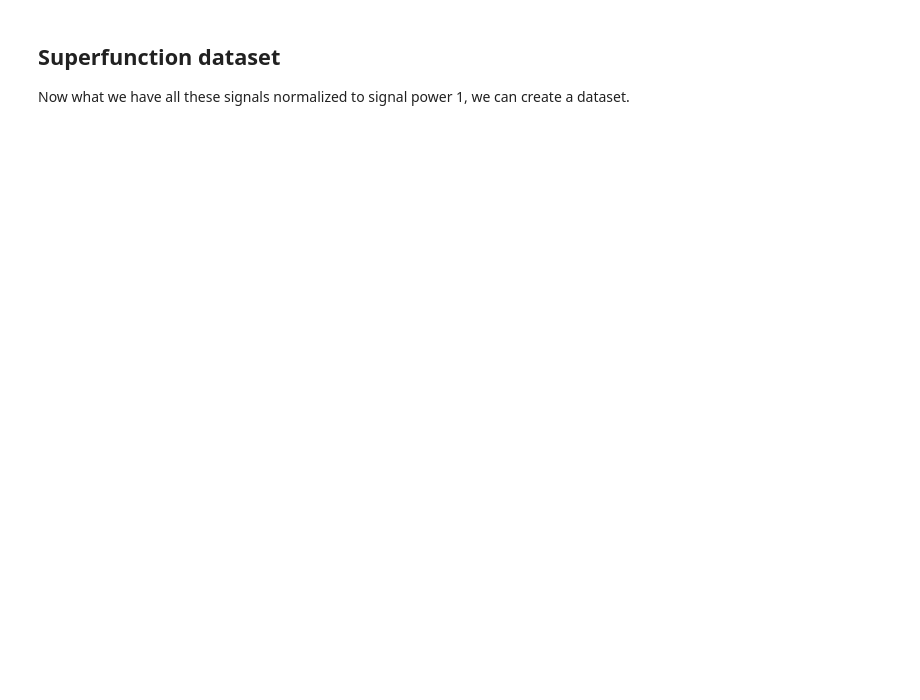
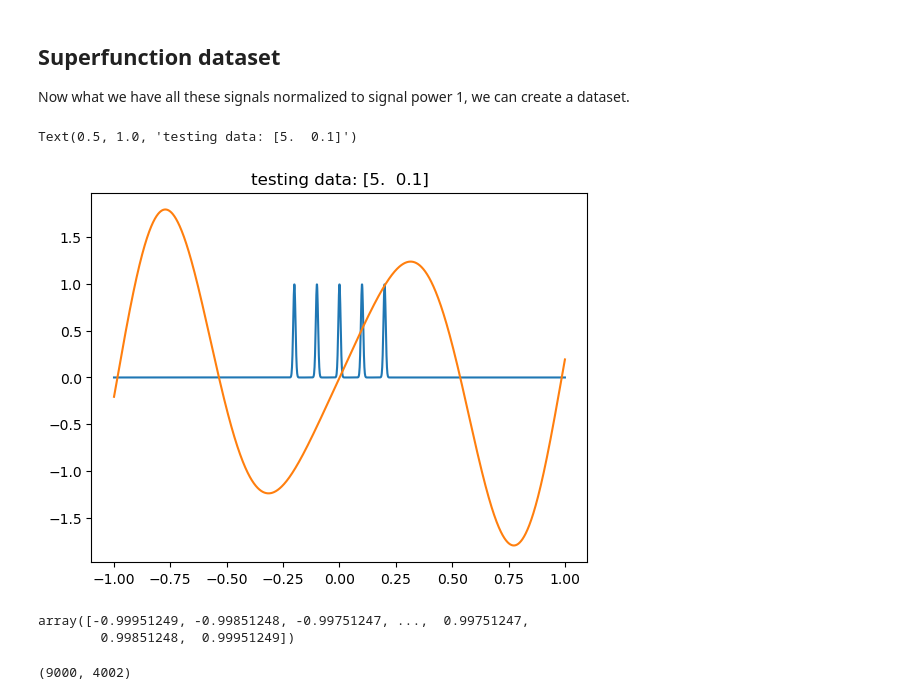
Before and after one commit to abhishekchak52/radar-ml, a Jupyter notebook: gen_signal_data.ipynb, the cells around one changed output. Saved outputs shown, nothing was run; the diff lists cells and outputs as text; code cells hidden in the pictures; blank space fills up the shorter version.

Commit message:
Superfunc Autoencoder

```diff
--- a/gen_signal_data.ipynb
+++ b/gen_signal_data.ipynb
@@ -400,3 +418,34 @@ array([1., 1., 1., 1., 1., 1., 1., 1., 1., 1., 1., 1., 1., 1., 1., 1., 1.,
 # %% [markdown]
 ## Superfunction dataset
 Now what we have all these signals normalized to signal power 1, we can create a dataset.
+# %%
+def create_superfunc_data(t, num_scatterers, sep):
+    """
+    Generate the superfunction data for a given number of scatterers and separation
+    """
+    coeffs = [
+        0.65050157,
+        0.48107457,
+        -0.49920901,
+        -0.10730917,
+        -0.29207321,
+        0.15058321,
+        0.07248865,
+    ]
+    superfunc = gen_sf_from_coeffs(coeffs, t)
+    scatterers = equally_spaced_scatterers(t, num_scatterers, sep)
+    composite = signal.convolve(superfunc, scatterers, mode="same") / sum(scatterers)
+    normed_composite = normpower2one(t, composite)
+    return np.hstack([ scatterers[39000:41000], normed_composite[39000:41000], num_scatterers, sep])
+
+plt.plot(t[39000:41000], create_superfunc_data(t, 5, 0.1)[:2000])
+plt.plot(t[39000:41000], create_superfunc_data(t, 5, 0.1)[2000:4000])
+plt.title(f"testing data: {create_superfunc_data(t, 5, 0.1)[-2:]}")
+# %% [output]
+Text(0.5, 1.0, 'testing data: [5.  0.1]')
+[figure, added]
+# %%
+t[39000:41000]
+# %% [output]
+array([-0.99951249, -0.99851248, -0.99751247, ...,  0.99751247,
+        0.99851248,  0.99951249])
@@ -402,0 +465,4 @@ Now what we have all these signals normalized to signal power 1, we can create a
+# %%
+sf_dataset.shape
+# %% [output]
+(9000, 4002)
```
Also changed, not shown: parts of 8 cells of this notebook, 1 other file.
